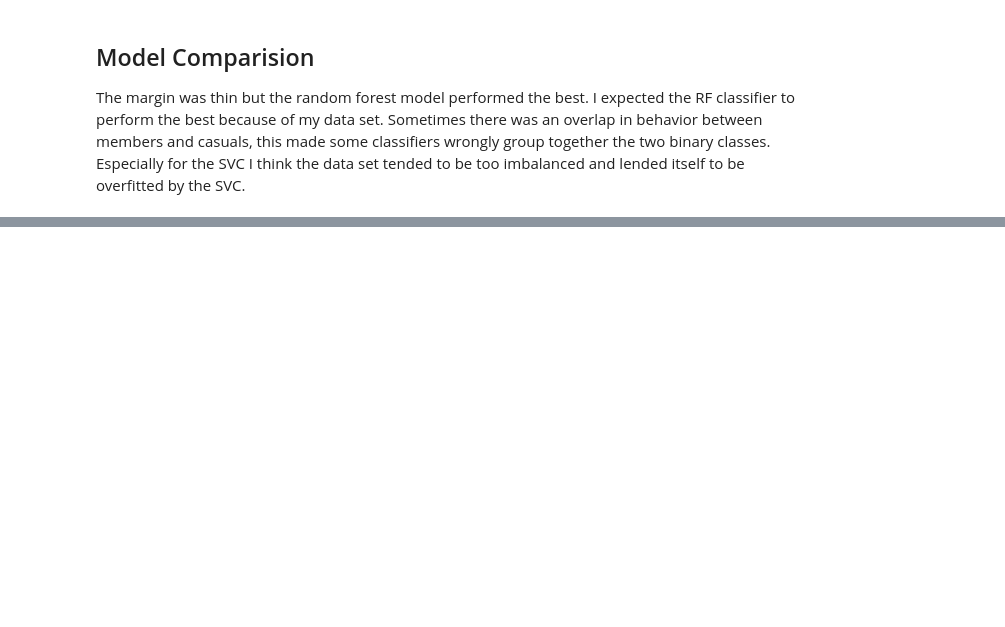
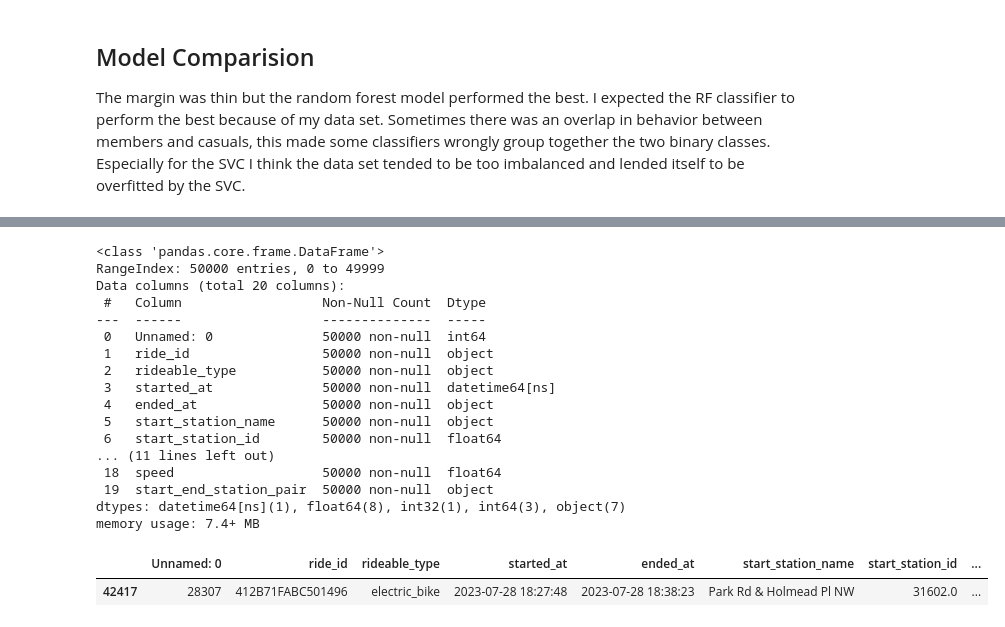
Before and after one commit to joshualawrencemorgan/CS5265-Foundations-of-Machine-Learning, a Jupyter notebook: Capital_Bikeshare_ML_Project.ipynb, the cells around one changed output, grey strips where cells are left out. Cells and saved outputs as stored; diff of their text form; code cells hidden in the pictures; blank space fills up the shorter version.

```diff
--- a/Capital_Bikeshare_ML_Project.ipynb
+++ b/Capital_Bikeshare_ML_Project.ipynb
@@ -589,8 +649,30 @@ The margin was thin but the random forest model performed the best. I expected t
 # %%
 # Calculate speed feature using distance and duration
 df['speed'] = df['distance'] / df['duration']
 # Form a new feature linking the start and end stations
-df['start_end_station_pair'] = (df['start_station_id'].astype(str) + '_' + df['end_station_id'].astype(str)).astype('category')
+df['start_end_station_pair'] = (df['start_station_id'].astype(str) + '_' + df['end_station_id'].astype(str)).astype(str)
+
+
 df.info()
 df.sample(1)
+# %% [output]
+<class 'pandas.core.frame.DataFrame'>
+RangeIndex: 50000 entries, 0 to 49999
+Data columns (total 20 columns):
+ #   Column                  Non-Null Count  Dtype
+---  ------                  --------------  -----
+ 0   Unnamed: 0              50000 non-null  int64
+ 1   ride_id                 50000 non-null  object
+ 2   rideable_type           50000 non-null  object
+ 3   started_at              50000 non-null  datetime64[ns]
+ 4   ended_at                50000 non-null  object
+ 5   start_station_name      50000 non-null  object
+ 6   start_station_id        50000 non-null  float64
+... (11 lines left out)
+ 18  speed                   50000 non-null  float64
+ 19  start_end_station_pair  50000 non-null  object
+dtypes: datetime64[ns](1), float64(8), int32(1), int64(3), object(7)
+memory usage: 7.4+ MB
+|  | Unnamed: 0 | ride_id | rideable_type | started_at | ended_at | start_station_name | start_station_id | ... |
+| 42417 | 28307 | 412B71FABC501496 | electric_bike | 2023-07-28 18:27:48 | 2023-07-28 18:38:23 | Park Rd & Holmead Pl NW | 31602.0 | ... |
 # %%
```
Also changed, not shown: parts of 31 cells of this notebook.
